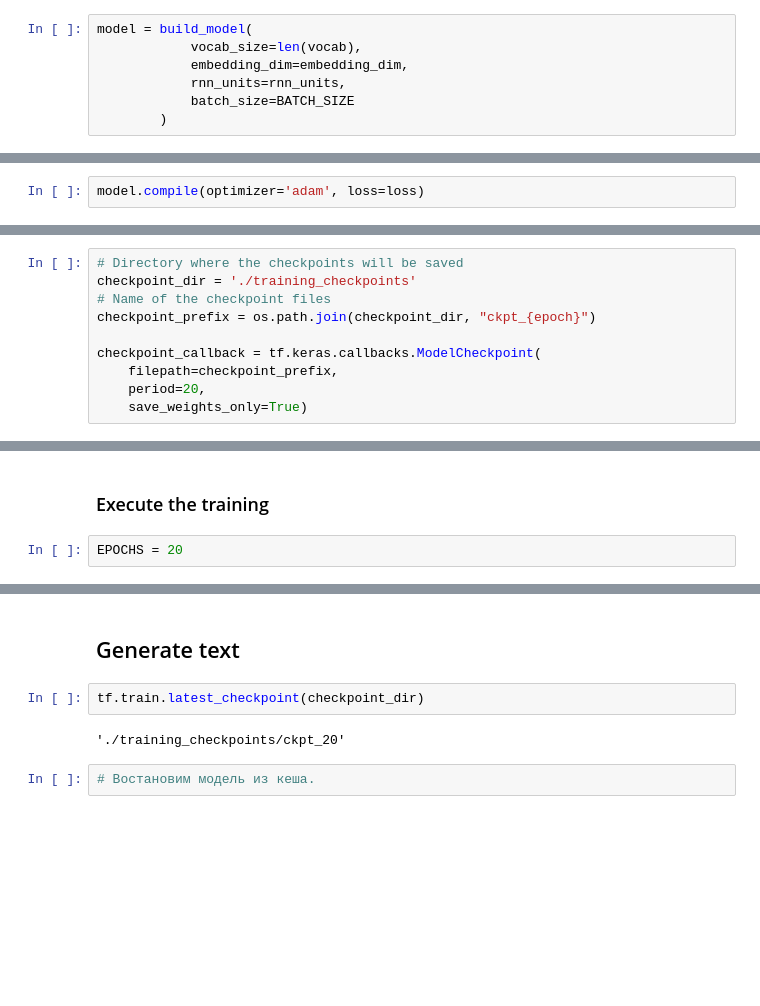
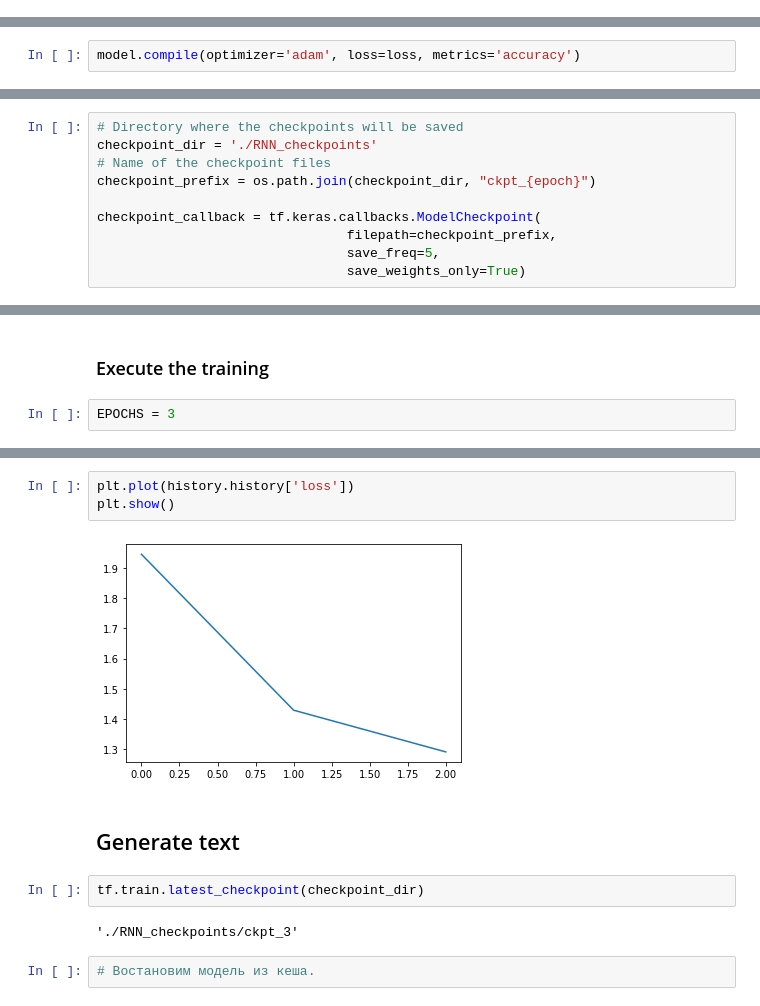
Before and after one commit to evelisko/GB_NLP, a Jupyter notebook: Lesson 9/HW_NLP_Lesson_9_1.ipynb, the cells around one changed output, grey strips where cells are left out. Cells and saved outputs as stored; diff of their text form; blank space fills up the shorter version.

```diff
--- a/Lesson 9/HW_NLP_Lesson_9_1.ipynb
+++ b/Lesson 9/HW_NLP_Lesson_9_1.ipynb
@@ -258,7 +204,0 @@ def build_model(vocab_size, embedding_dim, rnn_units, batch_size):
-# %%
-model = build_model(
-            vocab_size=len(vocab),
-            embedding_dim=embedding_dim,
-            rnn_units=rnn_units,
-            batch_size=BATCH_SIZE
-        )
@@ -332,16 +214,16 @@ def loss(labels, logits):
 # print("Prediction shape: ", example_batch_predictions.shape, " # (batch_size, sequence_length, vocab_size)")
 # print("scalar_loss:      ", example_batch_loss.numpy().mean())
 # %%
-model.compile(optimizer='adam', loss=loss)
+model.compile(optimizer='adam', loss=loss, metrics='accuracy')
 # %% [markdown]
 ### Configure checkpoints
 # %%
 # Directory where the checkpoints will be saved
-checkpoint_dir = './training_checkpoints'
+checkpoint_dir = './RNN_checkpoints'
 # Name of the checkpoint files
 checkpoint_prefix = os.path.join(checkpoint_dir, "ckpt_{epoch}")
 
 checkpoint_callback = tf.keras.callbacks.ModelCheckpoint(
-    filepath=checkpoint_prefix,
-    period=20,
-    save_weights_only=True)
+                                filepath=checkpoint_prefix,
+                                save_freq=5,
+                                save_weights_only=True)
@@ -350,7 +230,7 @@ WARNING:tensorflow:`period` argument is deprecated. Please use `save_freq` to sp
 # %% [markdown]
 ### Execute the training
 # %%
-EPOCHS = 20
+EPOCHS = 3
 # %%
 history = model.fit(dataset,
                     epochs=EPOCHS,
@@ -377,9 +246,14 @@ Epoch 20/20
+# %%
+plt.plot(history.history['loss'])
+plt.show()
+# %% [output]
+[figure, added]
 # %% [markdown]
 ## Generate text
 # %%
 tf.train.latest_checkpoint(checkpoint_dir)
 # %% [output]
-'./training_checkpoints/ckpt_20'
+'./RNN_checkpoints/ckpt_3'
 # %%
 # Востановим модель из кеша.
 # %%
```
Also changed, not shown: parts of 47 cells of this notebook, 3 other files.
